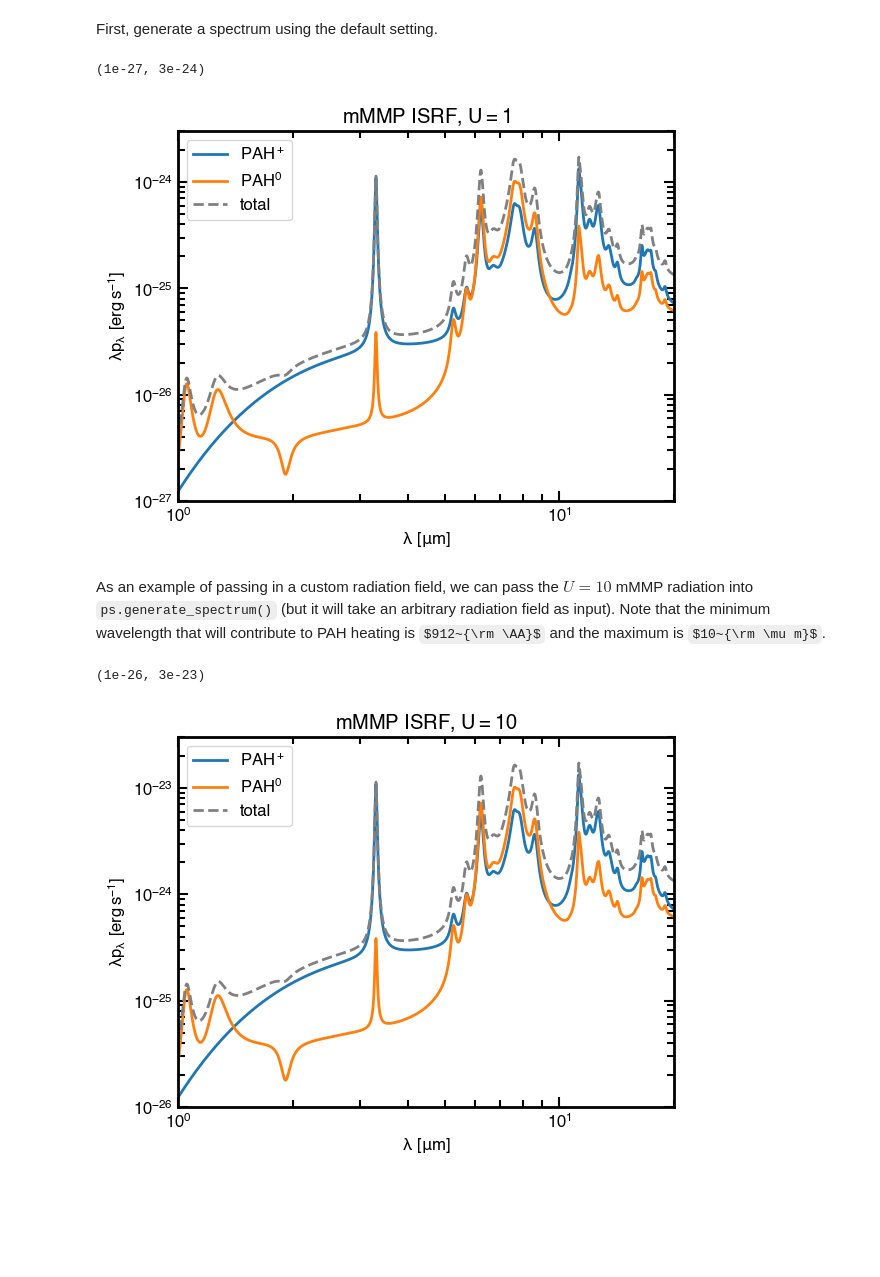
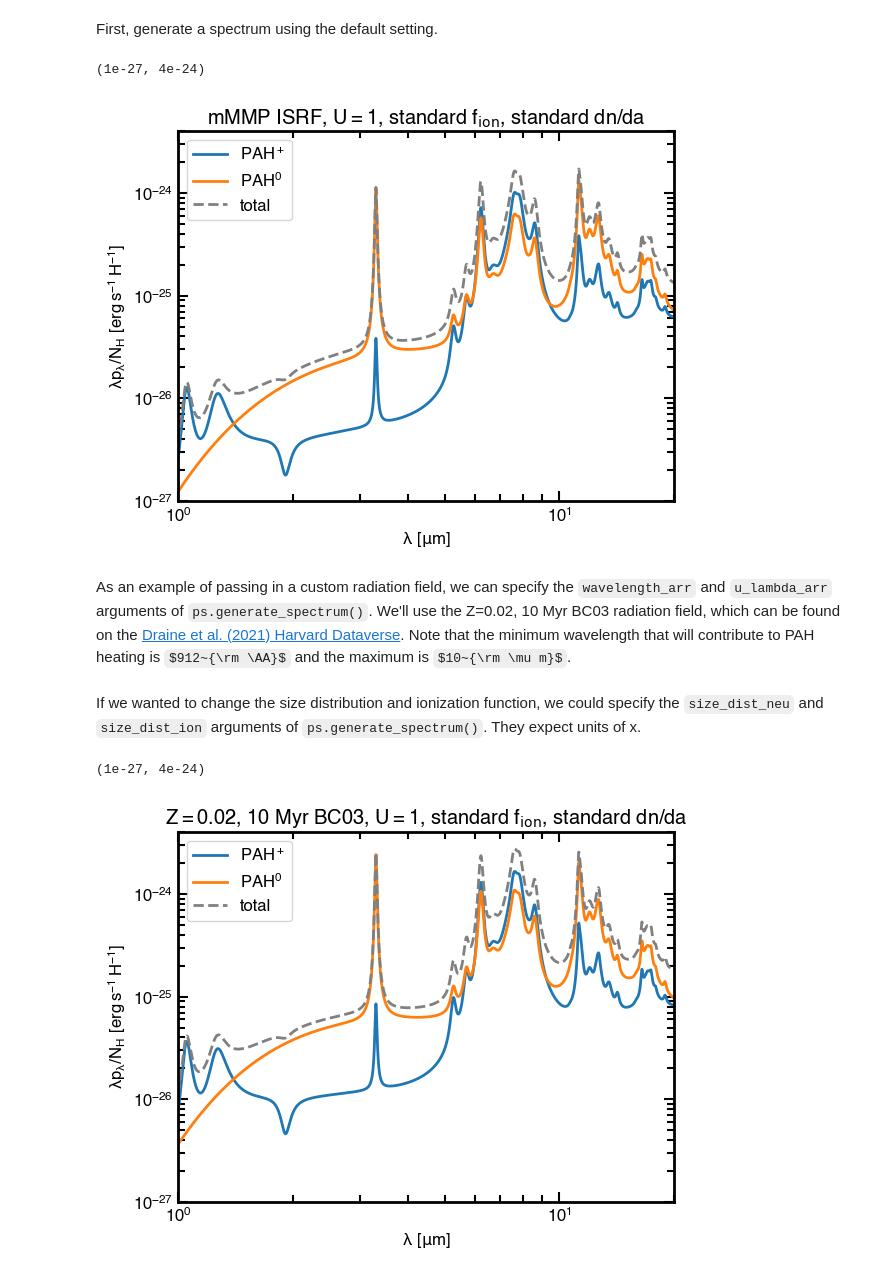
Before and after one commit to helenarichie/pah_spec, a Jupyter notebook: code/generate_spectrum_example.ipynb, the cells around one changed output. Cells and saved outputs as stored; diff of their text form; code cells hidden in the pictures; some formulas as TeX source; blank space fills up the shorter version.

```diff
--- a/code/generate_spectrum_example.ipynb
+++ b/code/generate_spectrum_example.ipynb
@@ -90,15 +101,15 @@ spectrum_ion, spectrum_neu = ps.generate_spectrum()
 # %%
-plt.loglog(ps.emission_wavelengths, spectrum_ion * ps.emission_wavelengths.to(u.cm), label=r"$PAH^+$")
-plt.loglog(ps.emission_wavelengths, spectrum_neu * ps.emission_wavelengths.to(u.cm), label=r"$PAH^0$")
-plt.loglog(ps.emission_wavelengths, (spectrum_ion + spectrum_neu) * ps.emission_wavelengths.to(u.cm), label="total", linestyle="--", color="grey")
+plt.loglog(ps.emission_wavelengths, spectrum_ion_mmp * ps.emission_wavelengths.to(u.cm), label=r"$PAH^+$")
+plt.loglog(ps.emission_wavelengths, spectrum_neu_mmp * ps.emission_wavelengths.to(u.cm), label=r"$PAH^0$")
+plt.loglog(ps.emission_wavelengths, (spectrum_ion_mmp + spectrum_neu_mmp) * ps.emission_wavelengths.to(u.cm), label="total", linestyle="--", color="grey")
 plt.legend()
 plt.xlabel(r"$\lambda~[\mu m]$")
-plt.ylabel(r"$\lambda p_\lambda~[erg\,s^{-1}\,{H}]$")
-plt.title("mMMP ISRF, $U=1$")
+plt.ylabel(r"$\lambda p_\lambda/N_H~[erg\,s^{-1}\,H^{-1}]$")
+plt.title(r"mMMP ISRF, $U=1$, standard $f_{\rm ion}$, standard $dn/da$")
 plt.xlim(1, 20)
-plt.ylim(1e-27, 3e-24)
+plt.ylim(1e-27, 4e-24)
 # %% [output]
-(1e-27, 3e-24)
+(1e-27, 4e-24)
-[figure, old version]
+[figure, new version]
 # %% [markdown]
-As an example of passing in a custom radiation field, we can pass the $U=10$ mMMP radiation into `ps.generate_spectrum()` (but it will take an arbitrary radiation field as input). Note that the minimum wavelength that will contribute to PAH heating is $912~{\rm \AA}$ and the maximum is $10~{\rm \mu m}$.
+As an example of passing in a custom radiation field, we can specify the `wavelength_arr` and `u_lambda_arr` arguments of `ps.generate_spectrum()`. We'll use the Z=0.02, 10 Myr BC03 radiation field, which can be found on the [Draine et al. (2021) Harvard Dataverse](https://dataverse.harvard.edu/dataset.xhtml?persistentId=doi:10.7910/DVN/LPUHIQ). Note that the minimum wavelength that will contribute to PAH heating is $912~{\rm \AA}$ and the maximum is $10~{\rm \mu m}$.
@@ -107,13 +116,23 @@ spectrum_ion, spectrum_neu = ps.generate_spectrum(wavelength_arr=ps.wavelength_u
+# %% [markdown]
+If we wanted to change the size distribution and ionization function, we could specify the `size_dist_neu` and `size_dist_ion` arguments of `ps.generate_spectrum()`. They expect units of x.
+# %%
+# Read in Z=0.02, 10 Myr BC03 radiation field from Draine et al. (2021)
+df = pd.read_csv(os.path.join("../data/defaults/isrf_bc03_z0.02_1e7_0.00"), sep="\\s+", skiprows=6)
+wavelength_u_arr_bc03 = df["(um)"].to_numpy() * u.um
+u_lambda_arr_bc03 = df["(erg"].to_numpy() * (u.erg / u.cm ** 3) / wavelength_u_arr_bc03.to(u.cm)
+# %%
+# specify the radiation field arguments
+spectrum_neu_bc03, spectrum_ion_bc03 = ps.generate_spectrum(wavelength_arr=wavelength_u_arr_bc03, u_lambda_arr=u_lambda_arr_bc03)
 # %%
-plt.loglog(ps.emission_wavelengths, spectrum_ion * ps.emission_wavelengths.to(u.cm), label=r"$PAH^+$")
-plt.loglog(ps.emission_wavelengths, spectrum_neu * ps.emission_wavelengths.to(u.cm), label=r"$PAH^0$")
-plt.loglog(ps.emission_wavelengths, (spectrum_ion + spectrum_neu) * ps.emission_wavelengths.to(u.cm), label="total", linestyle="--", color="grey")
+plt.loglog(ps.emission_wavelengths, spectrum_ion_bc03 * ps.emission_wavelengths.to(u.cm), label=r"$PAH^+$")
+plt.loglog(ps.emission_wavelengths, spectrum_neu_bc03 * ps.emission_wavelengths.to(u.cm), label=r"$PAH^0$")
+plt.loglog(ps.emission_wavelengths, (spectrum_ion_bc03 + spectrum_neu_bc03) * ps.emission_wavelengths.to(u.cm), label="total", linestyle="--", color="grey")
 plt.legend()
 plt.xlabel(r"$\lambda~[\mu m]$")
-plt.ylabel(r"$\lambda p_\lambda~[erg\,s^{-1}]$")
-plt.title("mMMP ISRF, $U=10$")
+plt.ylabel(r"$\lambda p_\lambda/N_H~[erg\,s^{-1}\,H^{-1}]$")
+plt.title(r"$Z=0.02$, 10 Myr BC03, $U=1$, standard $f_{\rm ion}$, standard $dn/da$")
 plt.xlim(1, 20)
-plt.ylim(1e-26, 3e-23)
+plt.ylim(1e-27, 4e-24)
 # %% [output]
-(1e-26, 3e-23)
+(1e-27, 4e-24)
-[figure, old version]
+[figure, new version]
```
Also changed, not shown: parts of 5 cells of this notebook.
